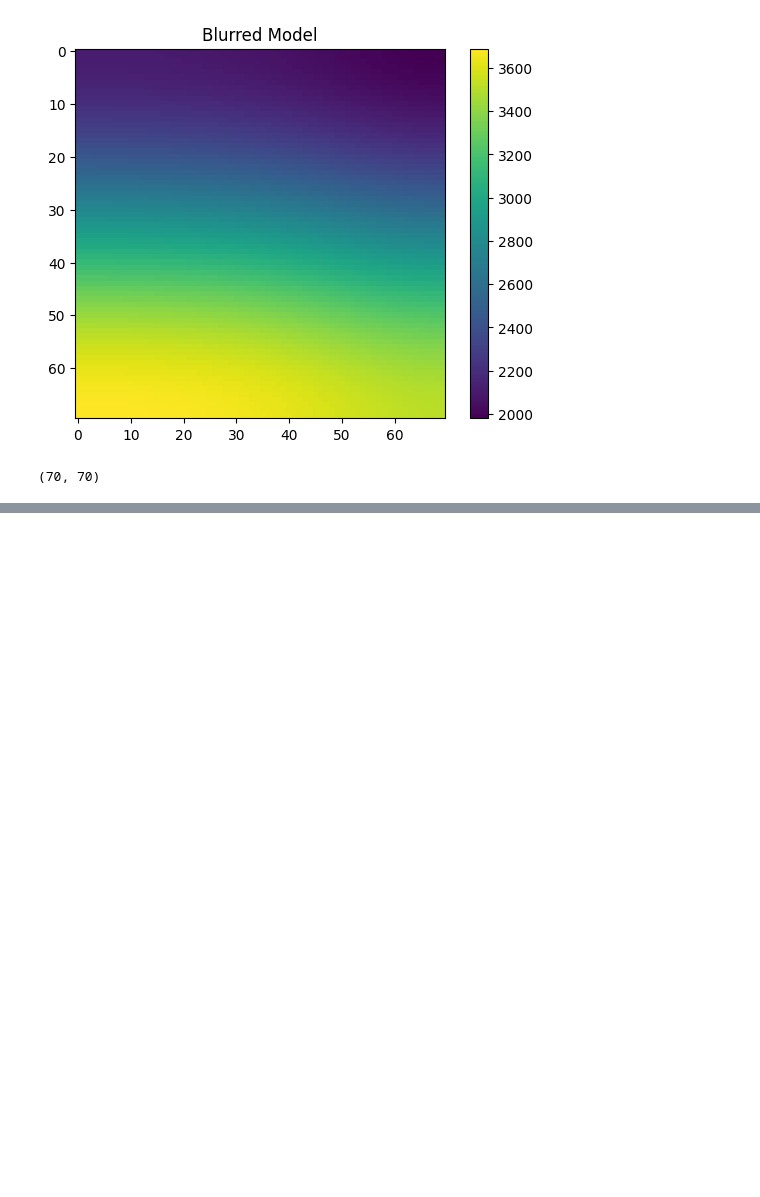
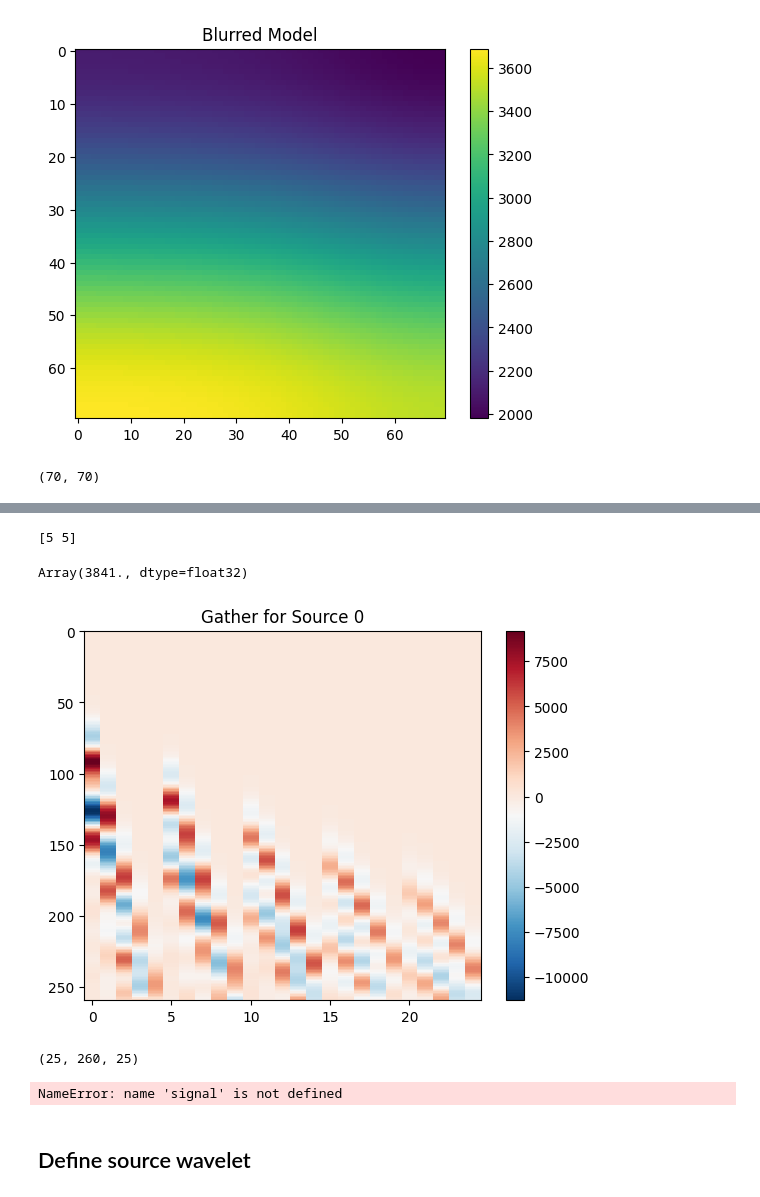
Before and after one commit to armercier/Hybrid-OED, a Jupyter notebook: src/scripts/test_case_D.ipynb, the cells around one changed output, grey strips where cells are left out. Cells and saved outputs as stored; diff of their text form; code cells hidden in the pictures; blank space fills up the shorter version.

```diff
--- a/src/scripts/test_case_D.ipynb
+++ b/src/scripts/test_case_D.ipynb
@@ -216,0 +157,79 @@ Text(0.5, 1.0, 'Source signals')
+# %%
+f0 = 200
+dx = dy = 0.8
+dt_ben = 12e-5
+# n_steps = int(326 * 3.63)
+n_steps = int(326 * 0.8)
+
+density = jnp.ones_like(true_model) * 1000.0
+
+# transform the sensors positions to the the same format as the receiver_is
+receiver_is_modif = jnp.stack([sensors_positions[0], sensors_positions[1]], axis=-1)
+source_modif = jnp.stack([source_positions[0], source_positions[1]], axis=-1)
+# make the y coordinate 70 - y coordinate (seond value of the tuple)
+# receiver_is_modif = jnp.stack([receiver_is_modif[:,0], 70 - receiver_is_modif[:,1]], axis=-1)
+# source_modif = jnp.stack([source_modif[:,0], 70 - source_modif[:,1]], axis=-1)
+# print(source_modif,receiver_is_modif)
+
+
+# Use vmap to simulate wave propagation for all sources
+# simulate_for_source = lambda source_i: acoustic2D(true_model, density, source_i, f0, dx, dy, dt_ben, n_steps, receiver_is_modif)
+simulate_for_source = lambda source_i: acoustic2D_pml_minmem(true_model, density, source_i, f0, dx, dy, dt_ben, n_steps, receiver_is_modif, pml_width=1)
+# simulate_for_source = lambda source_i: acoustic2D_pml_4th_minmem(true_model, density, source_i, f0, dx, dy, dt_ben, n_steps, receiver_is_modif, pml_width=10)
+p_data_ben, wavefields = vmap(simulate_for_source)(source_modif)
+# %%
+gat, wave = acoustic2D_pml(jnp.fliplr(true_model.T), density, source_modif[0], f0, dx, dy, dt_ben, n_steps, receiver_is_modif)
+print(source_modif[0])
+# %% [output]
+[5 5]
+# %%
+jnp.fliplr(true_model.T)[5,5]
+# %% [output]
+Array(3841., dtype=float32)
+# %%
+# plot the gather for the first source
+maximum = np.amax(np.abs(p_data_ben[12]))
+# minimum = np.amin(p_data_ben[12])
+plt.imshow((p_data_ben[0]), cmap="RdBu_r", interpolation="nearest", aspect="auto")
+plt.colorbar()
+plt.title('Gather for Source 0')
+plt.show()
+print(p_data_ben.shape)
+# %% [output]
+[figure, added]
+(25, 260, 25)
+# %%
+# f0 = 1150
+t0 = 1.2 / f0
+factor = 1e3
+pressure_future = jnp.zeros((N[0], N[1]))
+source_i = source_modif[12]
+v_source = true_model[source_i[0], source_i[1]]
+source_function = []
+for it in range(int(n_steps)):
+    t = it*dt_ben
+    t_source = t
+    a = (jnp.pi**2)*f0*f0
+    source_term = factor * (1 - 2*a*(t_source-t0)**2)*jnp.exp(-a*(t_source-t0)**2)
+    # pressure_future = pressure_future.at[source_i[0], source_i[1]].add(
+    #             dt*dt*(4*jnp.pi*(v_source**2)*source_term))# latest seismicCPML normalisation
+    source_function.append(dt_ben*dt_ben*(4*jnp.pi*(v_source**2)*source_term))
+
+x_lim = -1
+x_axis_ben = jnp.arange(0, len(source_function), 1)*dt_ben
+x_axis_jwave = jnp.arange(0, len(signal), 1)*dt_jwave
+plt.plot(x_axis_ben[:x_lim],source_function[:x_lim], label='source function Ben')
+plt.plot(x_axis_jwave[:x_lim],signal[:x_lim], label='source function j-wave')
+plt.xlabel('Time step')
+plt.ylabel('Amplitude')
+plt.title('Source Function Comparison')
+plt.legend()
+plt.show()
+
+print(326*dt_ben)
+print(326*dt_jwave)
+print(326*dt_jwave / (326*dt_ben))
+# %% [output]
+NameError: name 'signal' is not defined
+# %% [markdown]
+## Define source wavelet
```
Also changed, not shown: parts of 35 cells of this notebook, 5 other files.
